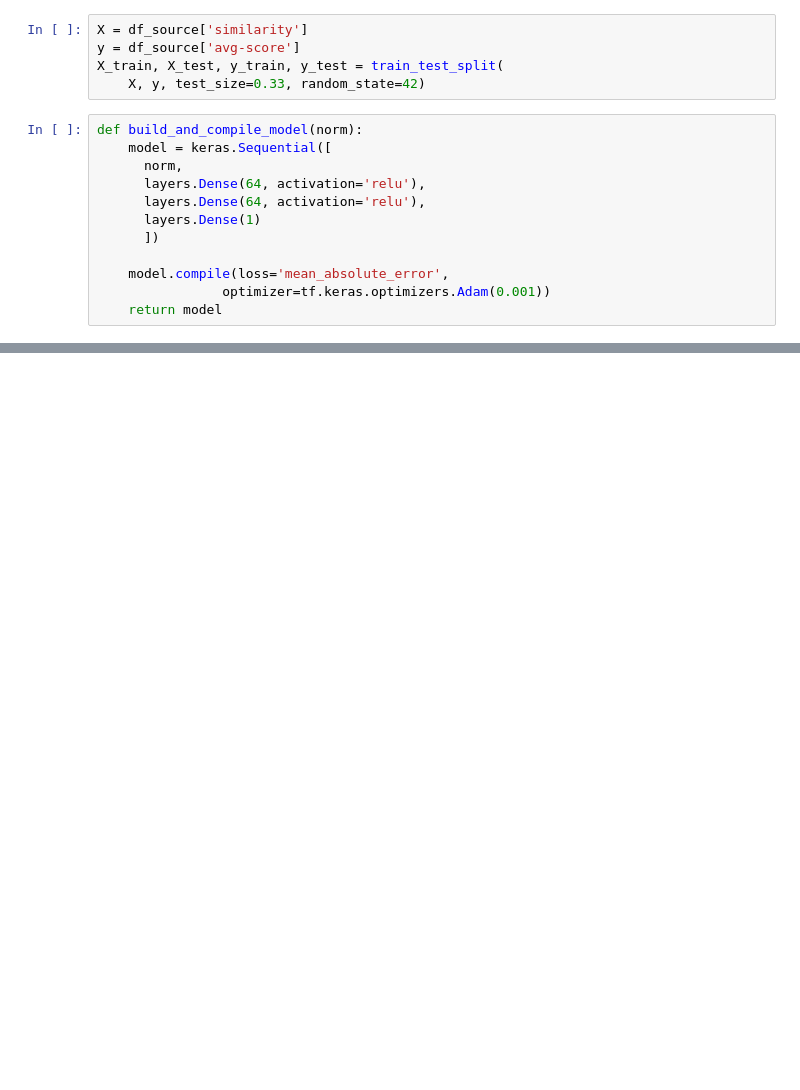
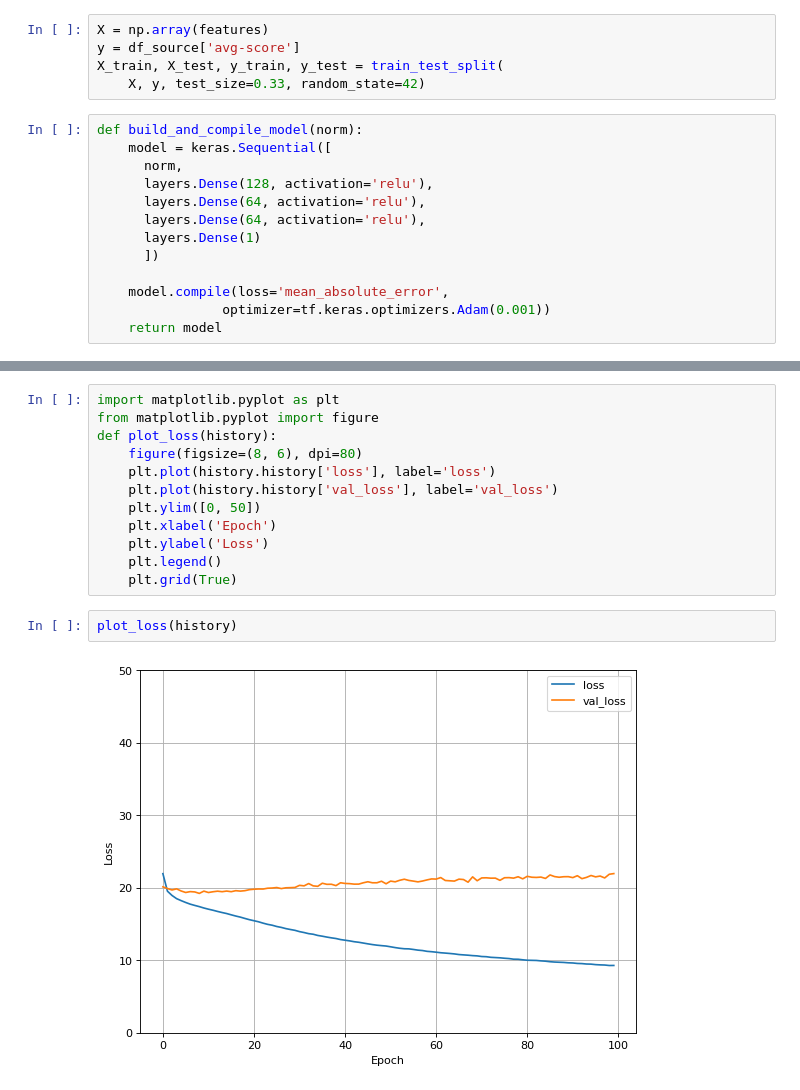
Before and after one commit to felipe-costa/TranslationMetric, a Jupyter notebook: 3.Modelling.ipynb, the cells around one changed output, grey strips where cells are left out. Saved outputs shown, nothing was run; the diff lists cells and outputs as text; blank space fills up the shorter version.

```diff
--- a/3.Modelling.ipynb
+++ b/3.Modelling.ipynb
@@ -41,5 +68,5 @@ df_source
 # %%
-X = df_source['similarity']
+X = np.array(features)
 y = df_source['avg-score']
 X_train, X_test, y_train, y_test = train_test_split(
     X, y, test_size=0.33, random_state=42)
@@ -47,6 +74,7 @@ X_train, X_test, y_train, y_test = train_test_split(
 def build_and_compile_model(norm):
     model = keras.Sequential([
       norm,
+      layers.Dense(128, activation='relu'),
       layers.Dense(64, activation='relu'),
       layers.Dense(64, activation='relu'),
       layers.Dense(1)
@@ -113,3 +137,19 @@ Wall time: 8.89 s
+# %%
+import matplotlib.pyplot as plt
+from matplotlib.pyplot import figure
+def plot_loss(history):
+    figure(figsize=(8, 6), dpi=80)
+    plt.plot(history.history['loss'], label='loss')
+    plt.plot(history.history['val_loss'], label='val_loss')
+    plt.ylim([0, 50])
+    plt.xlabel('Epoch')
+    plt.ylabel('Loss')
+    plt.legend()
+    plt.grid(True)
+# %%
+plot_loss(history)
+# %% [output]
+[figure, added]
 # %%
 dnn_model.evaluate(X_test,y_test)
 # %% [output]
```
Also changed, not shown: parts of 21 cells of this notebook, 19 other files.
